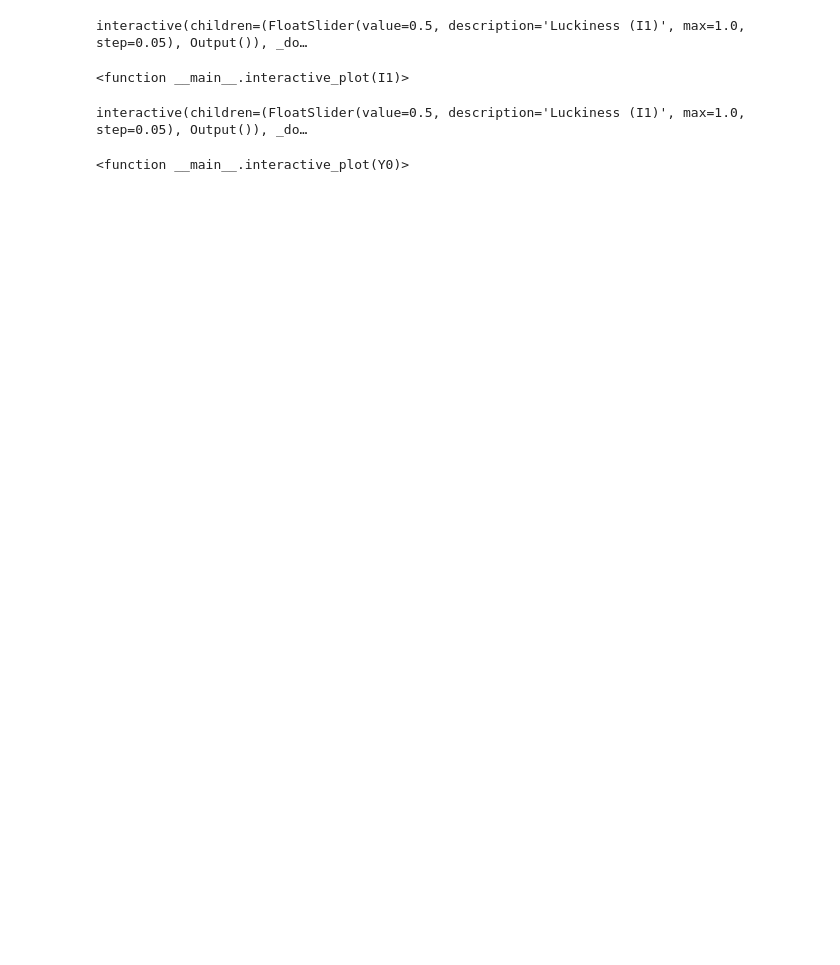
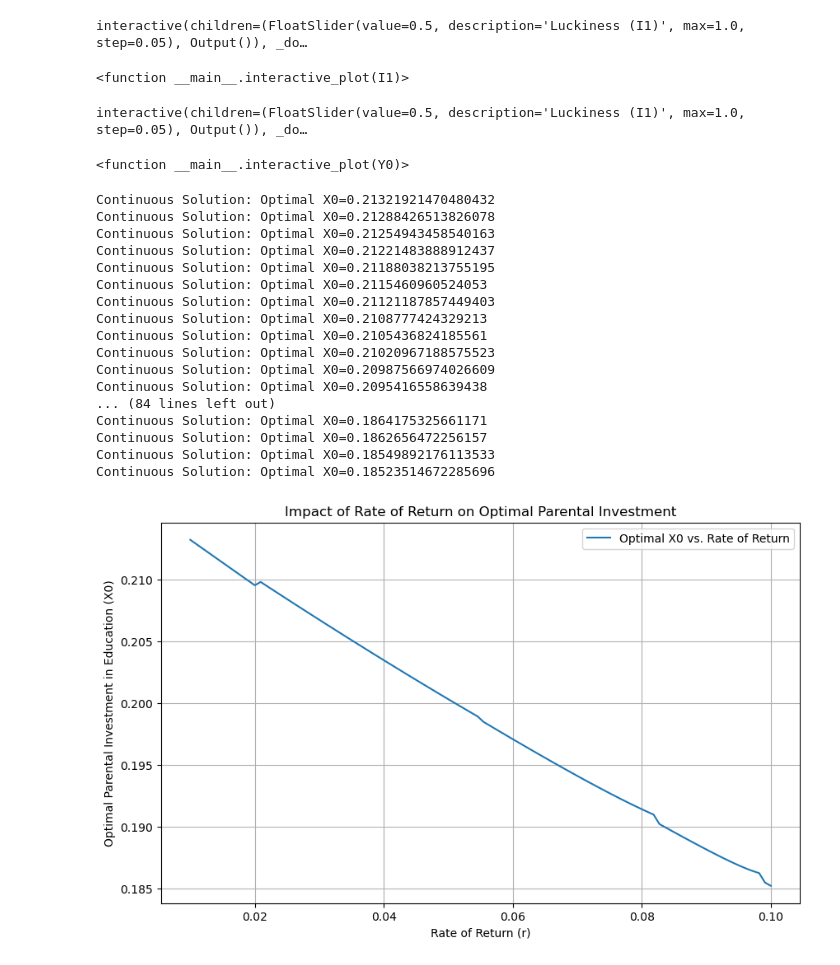
Before and after one commit to NumEconCopenhagen/projects-2024-petra-maritza-noah, a Jupyter notebook: modelproject/Noah.ipynb, the cells around one changed output. Saved outputs shown, nothing was run; the diff lists cells and outputs as text; code cells hidden in the pictures; blank space fills up the shorter version.

```diff
--- a/modelproject/Noah.ipynb
+++ b/modelproject/Noah.ipynb
@@ -164,3 +162,47 @@ interact(interactive_plot, Y0=Y0_slider)
 # %% [output]
 interactive(children=(FloatSlider(value=0.5, description='Luckiness (I1)', max=1.0, step=0.05), Output()), _do…
 <function __main__.interactive_plot(Y0)>
+# %%
+# X0 y-axis, E0,
+# H1 y-axis, X0 x-axis
+
+# Initialize the model
+model = BeckerTomesModelDebugged()
+
+# Set a range of values for the rate of return (r)
+r_values = np.linspace(0.01, 0.1, 100)  # Range of rates of return
+X0_values_at_optimal = []  # List to hold X0 values at optimal points
+
+for r in r_values:
+    model.par.rt = r  # Update the rate of return in the model
+    model.solve_continuous()  # Solve the model
+    X0_values_at_optimal.append(model.sol.optimal_X)  # Collect the optimal X0 for each rate
+
+# Plot the results
+plt.figure(figsize=(10, 6))
+plt.plot(r_values, X0_values_at_optimal, label='Optimal X0 vs. Rate of Return')
+plt.xlabel('Rate of Return (r)')
+plt.ylabel('Optimal Parental Investment in Education (X0)')
+plt.title('Impact of Rate of Return on Optimal Parental Investment')
+plt.grid(True)
+plt.legend()
+plt.show()
+# %% [output]
+Continuous Solution: Optimal X0=0.21321921470480432
+Continuous Solution: Optimal X0=0.21288426513826078
+Continuous Solution: Optimal X0=0.21254943458540163
+Continuous Solution: Optimal X0=0.21221483888912437
+Continuous Solution: Optimal X0=0.21188038213755195
+Continuous Solution: Optimal X0=0.2115460960524053
+Continuous Solution: Optimal X0=0.21121187857449403
+Continuous Solution: Optimal X0=0.2108777424329213
+Continuous Solution: Optimal X0=0.2105436824185561
+Continuous Solution: Optimal X0=0.21020967188575523
+Continuous Solution: Optimal X0=0.20987566974026609
+Continuous Solution: Optimal X0=0.2095416558639438
+... (84 lines left out)
+Continuous Solution: Optimal X0=0.1864175325661171
+Continuous Solution: Optimal X0=0.1862656472256157
+Continuous Solution: Optimal X0=0.18549892176113533
+Continuous Solution: Optimal X0=0.18523514672285696
+[figure, added]
```
Also changed, not shown: parts of 8 cells of this notebook, 1 other file.
